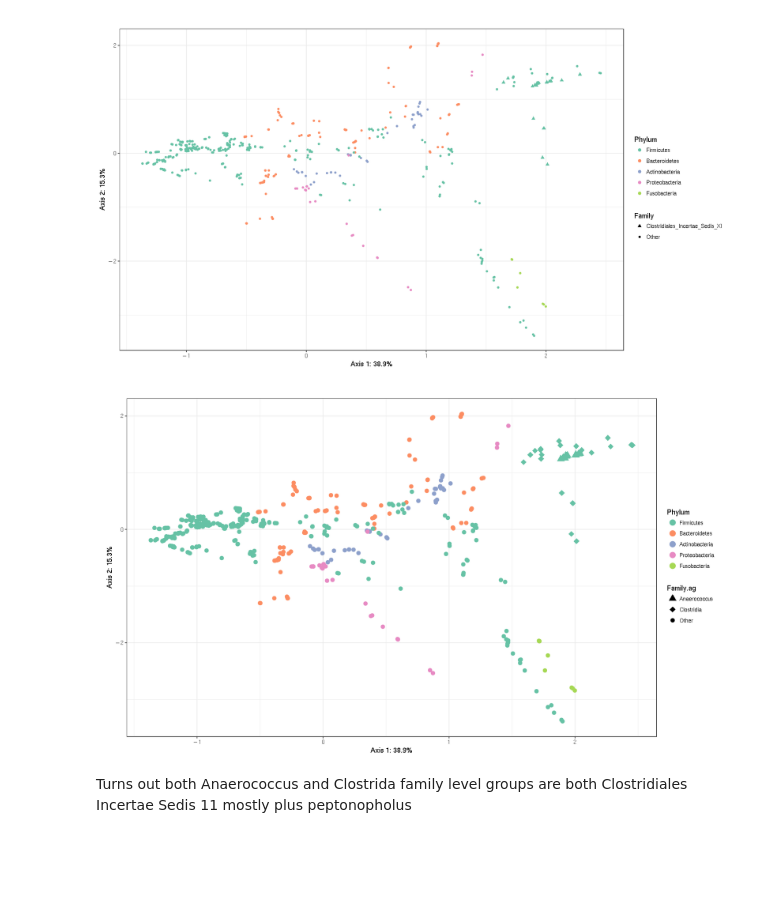
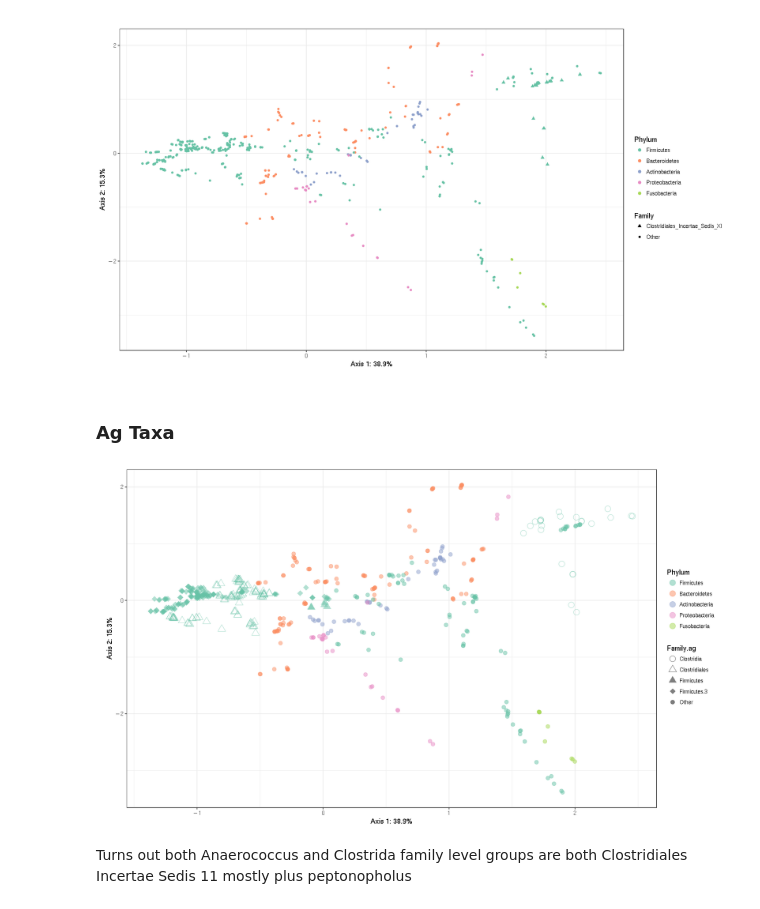
Before and after one commit to cramjaco/Nyvac_096_Microbiome, a Jupyter notebook: Mar2018_096.ipynb, the cells around one changed output. Cells and saved outputs as stored; diff of their text form; code cells hidden in the pictures; blank space fills up the shorter version.

Commit message:
Have agPCA draft taxonomy and sample plots

```diff
--- a/Mar2018_096.ipynb
+++ b/Mar2018_096.ipynb
@@ -3111,6 +3113,8 @@ fig3c
 [figure]
 # %%
 agpca_phyla = data.frame(out.adaptive$QV, tax_table(ps_log_cca)[, c("Phylum", "Family.ag")])
+# %% [markdown]
+### Ag Taxa
 # %%
 #Fig3C
 agpca_phyla = data.frame(out.adaptive$QV, tax_table(ps_log_cca)[, c("Phylum", "Family.ag")])
@@ -3125,37 +3129,39 @@ agpca_phyla$Phylum = factor(
 )
 agpca_phyla$Phylum[is.na(agpca_phyla$Phylum)] <- "Other"
 
 agpca_phyla$Family.ag <- as.character(agpca_phyla$Family.ag)
-agpca_phyla$Family.ag[!agpca_phyla$Family.ag %in% c( "Clostridia", "Anaerococcus")] <- "Other"
+agpca_phyla$Family.ag[!agpca_phyla$Family.ag %in%
+                      c( "Clostridia", "Anaerococcus",
+                        "Firmicutes","Firmicutes.3", "Clostridiales")] <- "Other"
 agpca_phyla$Family.ag[is.na(agpca_phyla$Family.ag)] <- "Other"
 
 trimmed_scientific <- function(l) {
   l <- gsub("e-[0-9]+", "", l)
   parse(text = l)
 }
 
 fig3c <- ggplot(agpca_phyla) +
   geom_point(
     data = agpca_phyla %>% filter(Phylum == "Other"),
     aes(x = Axis1, y = Axis2),
-    size = 1, alpha = 0.6, col = "#5E5E5E"
+    size = 1, alpha = 0.4, col = "#5E5E5E"
   ) +
   geom_point(
     data = agpca_phyla %>% filter(Phylum != "Other"),
     aes(x = Axis1, y = Axis2, col = Phylum, shape = Family.ag),
-    size = 4
+    size = 4, alpha = 0.5
   ) +
   scale_color_brewer(palette = "Set2") +
-  scale_shape_manual(values = c(17, 18, 20)) +
+  scale_shape_manual(values = c(1, 2, 17, 3, 19, 20)) +
   scale_x_continuous(labels = trimmed_scientific) +
   scale_y_continuous(labels = trimmed_scientific) +
   labs(
     "x" = paste0("Axis 1: ", perc1, "%"),
     "y" = paste0("Axis 2: ", perc2, "%"),
     "col" = "Phylum"
   ) + coord_fixed(0.45) + theme_bw()
 fig3c
 # %% [output]
-[figure, old version]
+[figure, new version]
 # %% [markdown]
 Turns out both Anaerococcus and Clostrida family level groups are both Clostridiales Incertae Sedis 11 mostly plus peptonopholus
```
Also changed, not shown: parts of 2 cells of this notebook, 1 other file.
